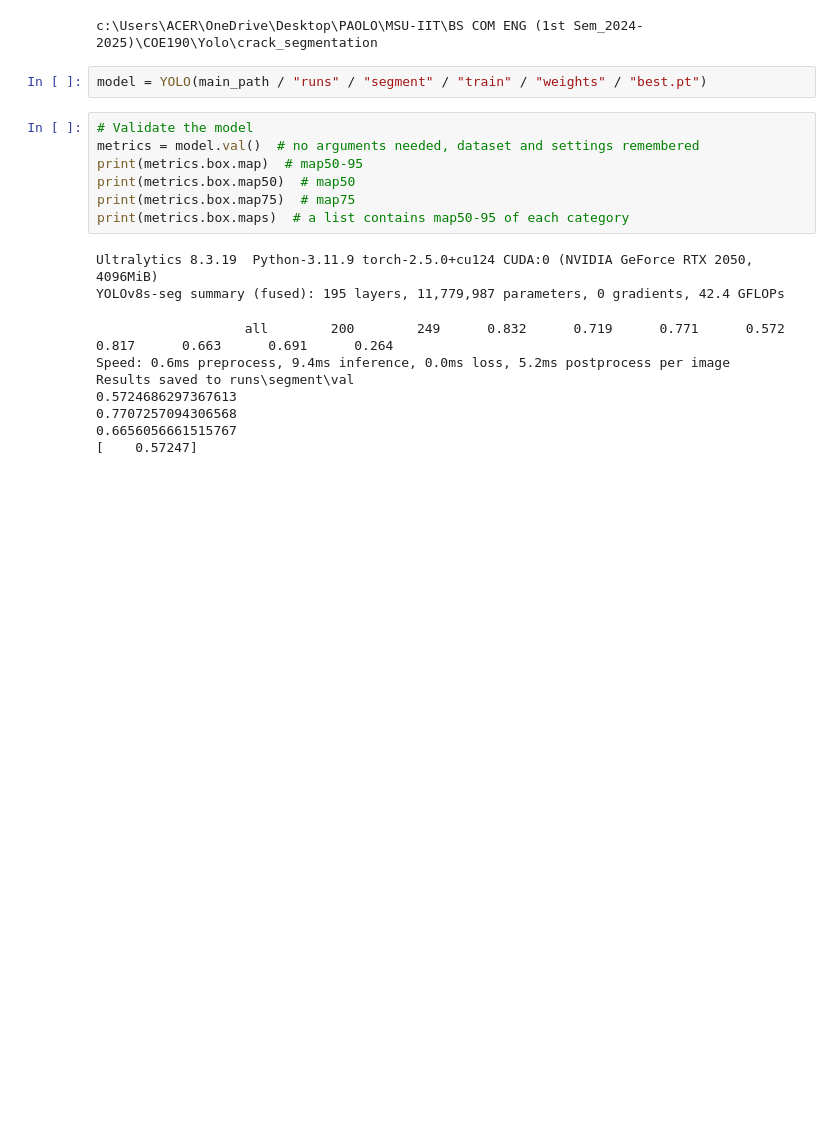
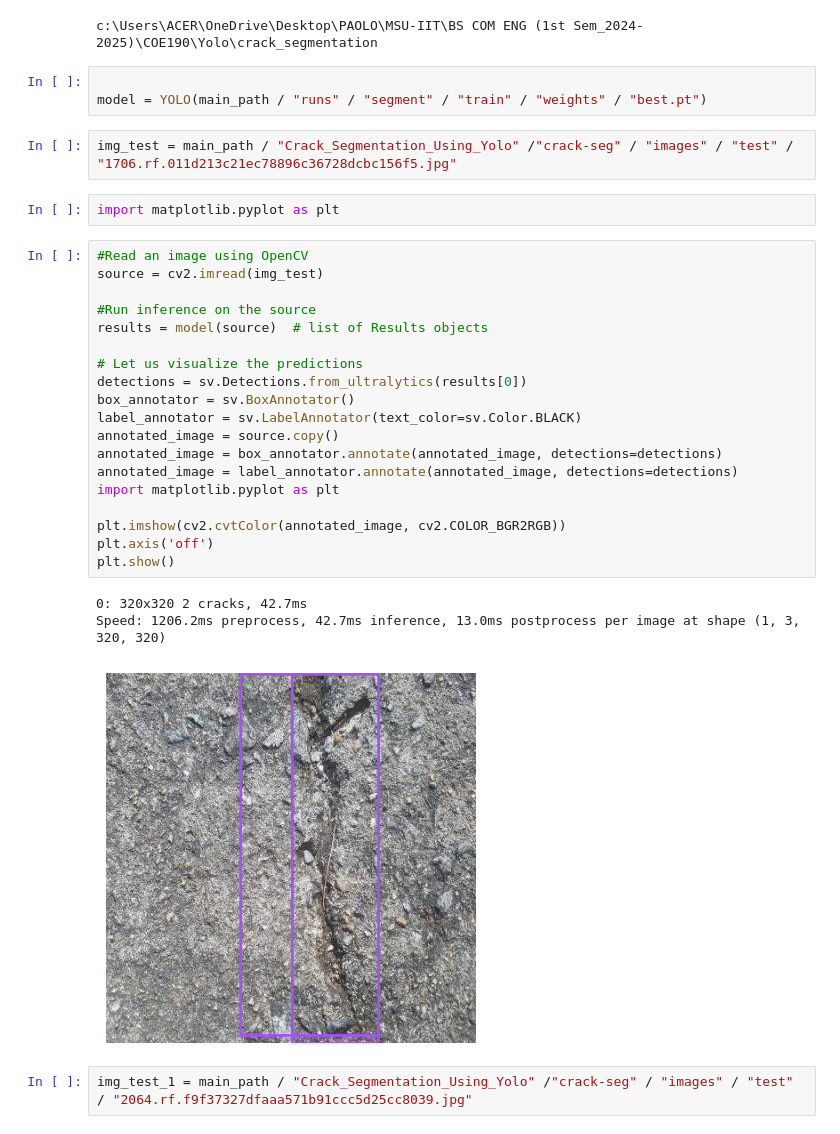
Before and after one commit to PawixTheGreat267/Crack_Segmentation_Using_Yolo, a Jupyter notebook: deploy.ipynb, the cells around one changed output. Saved outputs shown, nothing was run; the diff lists cells and outputs as text; blank space fills up the shorter version.

```diff
--- a/deploy.ipynb
+++ b/deploy.ipynb
@@ -19,21 +12,34 @@ print(main_path)
 # %% [output]
 c:\Users\ACER\OneDrive\Desktop\PAOLO\MSU-IIT\BS COM ENG (1st Sem_2024-2025)\COE190\Yolo\crack_segmentation
 # %%
+
 model = YOLO(main_path / "runs" / "segment" / "train" / "weights" / "best.pt")
-# %%
-# Validate the model
-metrics = model.val()  # no arguments needed, dataset and settings remembered
-print(metrics.box.map)  # map50-95
-print(metrics.box.map50)  # map50
-print(metrics.box.map75)  # map75
-print(metrics.box.maps)  # a list contains map50-95 of each category
-# %% [output]
-Ultralytics 8.3.19  Python-3.11.9 torch-2.5.0+cu124 CUDA:0 (NVIDIA GeForce RTX 2050, 4096MiB)
-YOLOv8s-seg summary (fused): 195 layers, 11,779,987 parameters, 0 gradients, 42.4 GFLOPs
-                   all        200        249      0.832      0.719      0.771      0.572      0.817      0.663      0.691      0.264
-Speed: 0.6ms preprocess, 9.4ms inference, 0.0ms loss, 5.2ms postprocess per image
-Results saved to runs\segment\val
-0.5724686297367613
-0.7707257094306568
-0.6656056661515767
-[    0.57247]
+# %%
+img_test = main_path / "Crack_Segmentation_Using_Yolo" /"crack-seg" / "images" / "test" / "1706.rf.011d213c21ec78896c36728dcbc156f5.jpg"
+# %%
+import matplotlib.pyplot as plt
+# %%
+#Read an image using OpenCV
+source = cv2.imread(img_test)
+
+#Run inference on the source
+results = model(source)  # list of Results objects
+
+# Let us visualize the predictions
+detections = sv.Detections.from_ultralytics(results[0])
+box_annotator = sv.BoxAnnotator()
+label_annotator = sv.LabelAnnotator(text_color=sv.Color.BLACK)
+annotated_image = source.copy()
+annotated_image = box_annotator.annotate(annotated_image, detections=detections)
+annotated_image = label_annotator.annotate(annotated_image, detections=detections)
+import matplotlib.pyplot as plt
+
+plt.imshow(cv2.cvtColor(annotated_image, cv2.COLOR_BGR2RGB))
+plt.axis('off')
+plt.show()
+# %% [output]
+0: 320x320 2 cracks, 42.7ms
+Speed: 1206.2ms preprocess, 42.7ms inference, 13.0ms postprocess per image at shape (1, 3, 320, 320)
+[figure, added]
+# %%
+img_test_1 = main_path / "Crack_Segmentation_Using_Yolo" /"crack-seg" / "images" / "test" / "2064.rf.f9f37327dfaaa571b91ccc5d25cc8039.jpg"
```
Also changed, not shown: parts of 5 cells of this notebook.
